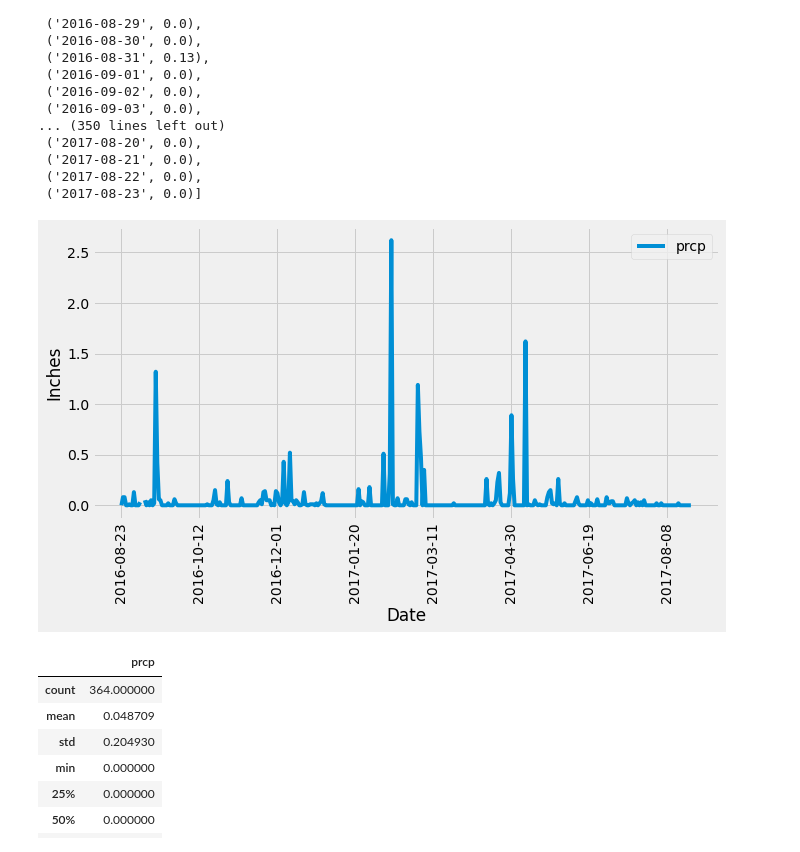
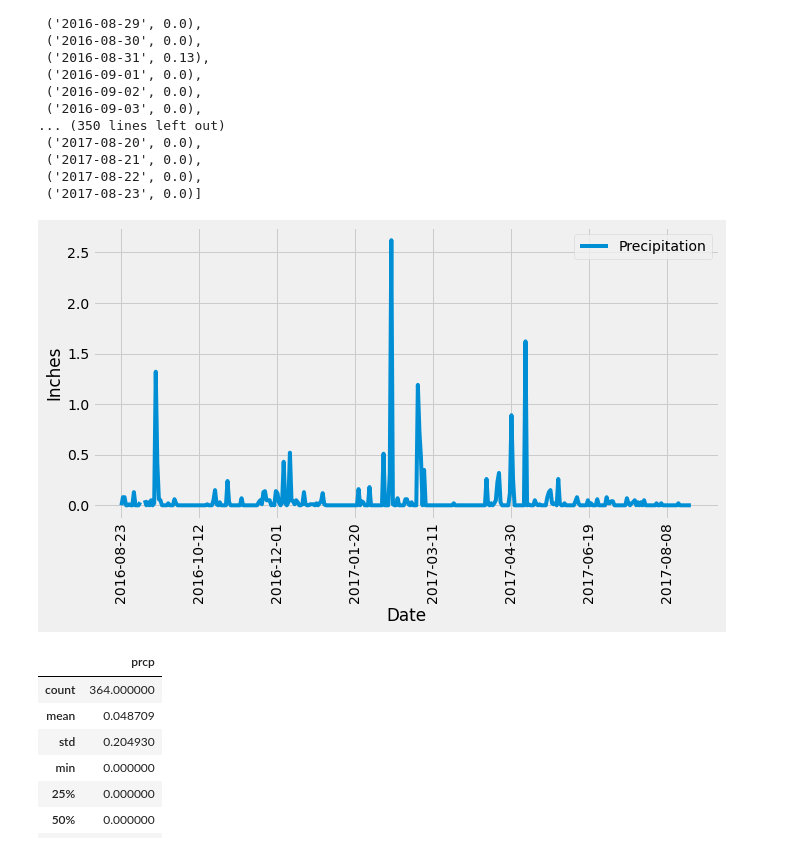
Before and after one commit to fromjandp/sqlalchemy-challenge, a Jupyter notebook: climate_starter.ipynb, the cells around one changed output. Saved outputs shown, nothing was run; the diff lists cells and outputs as text; code cells hidden in the pictures.

```diff
--- a/climate_starter.ipynb
+++ b/climate_starter.ipynb
@@ -113,17 +113,18 @@ past_years_data
 # %%
 # Use Pandas Plotting with Matplotlib to plot the data
 
 df = pd.DataFrame(past_years_data)
 df.set_index("date", inplace=True)
 df.plot(figsize=(10,5),)
 
+plt.legend(['Precipitation']);
 plt.xlabel("Date")
 plt.ylabel("Inches")
 
 plt.xticks(rotation=90)
 plt.show()
 # %% [output]
-[figure, old version]
+[figure, new version]
 # %%
 # Use Pandas to calculate the summary statistics for the precipitation data
 
```
Also changed, not shown: parts of 3 cells of this notebook.
